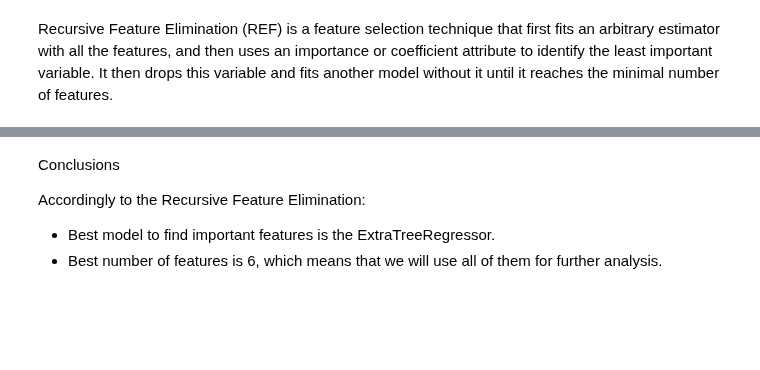
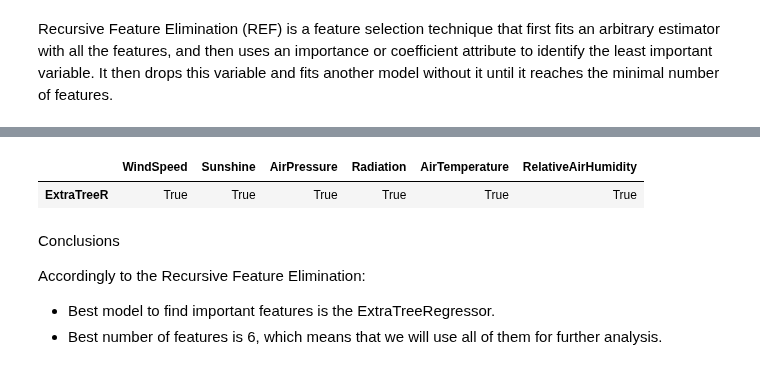
Before and after one commit to caiosoter/DS-Projects, a Jupyter notebook: Solar_Power_Generation_Prediction/Solar_Power_Prediction.ipynb, the cells around one changed output, grey strips where cells are left out. Cells and saved outputs as stored; diff of their text form; code cells hidden in the pictures; blank space fills up the shorter version.

Commit message:
Adicionando dataframe que mostra as features selecionadas pelo RFE.

```diff
--- a/Solar_Power_Generation_Prediction/Solar_Power_Prediction.ipynb
+++ b/Solar_Power_Generation_Prediction/Solar_Power_Prediction.ipynb
@@ -492,13 +492,24 @@ class feature_selector:
         cross = KFold(n_splits=splits, random_state=feature_selector.seed, shuffle=True)
         ind = [f"Columns {i}" for i in range(1, len(self.X_train.columns) + 1)]
         df = pd.DataFrame(index=ind)
-        #df_2 = pd.DataFrame(columns=self.X_train.columns)
+
+        minimo = np.inf
+        name = ""
         for key, model in models.items():
             rfecv = RFECV(estimator=model, step=1, cv=cross, min_features_to_select=1, scoring="neg_mean_squared_error")
             rfecv.fit(self.X_train, self.y_train)
-            df[key] = np.sqrt(-rfecv.cv_results_["mean_test_score"])
+            root_mean = np.sqrt(-rfecv.cv_results_["mean_test_score"])
+            df[key] = root_mean
+            best_value = root_mean[np.argmin(root_mean)]
 
-        return df
+            if minimo > best_value:
+                minimo = best_value
+                best_features = rfecv.support_
+                name = key
+
+        df_features = pd.DataFrame(columns=self.X_train.columns, data=best_features.reshape(1, -1), index=[name])
+
+        return df,  df_features
 # %%
 # Feature selector object:
 
@@ -542,5 +553,5 @@ Recursive Feature Elimination (REF) is a feature selection technique that first
 # %%
 # Mean test score for all of the Algorithms and for each number of columns:
 
-feature.refcv()
+df_results, df_features = feature.refcv()
 # %% [output]
@@ -554,3 +574,10 @@ feature.refcv()
+# %%
+# Features selected using the best Algorithm (ExtraTreeRegression):
+
+df_features
+# %% [output]
+|  | WindSpeed | Sunshine | AirPressure | Radiation | AirTemperature | RelativeAirHumidity |
+| ExtraTreeR | True | True | True | True | True | True |
 # %% [markdown]
 Conclusions
 
```
Also changed, not shown: parts of 15 cells of this notebook.
